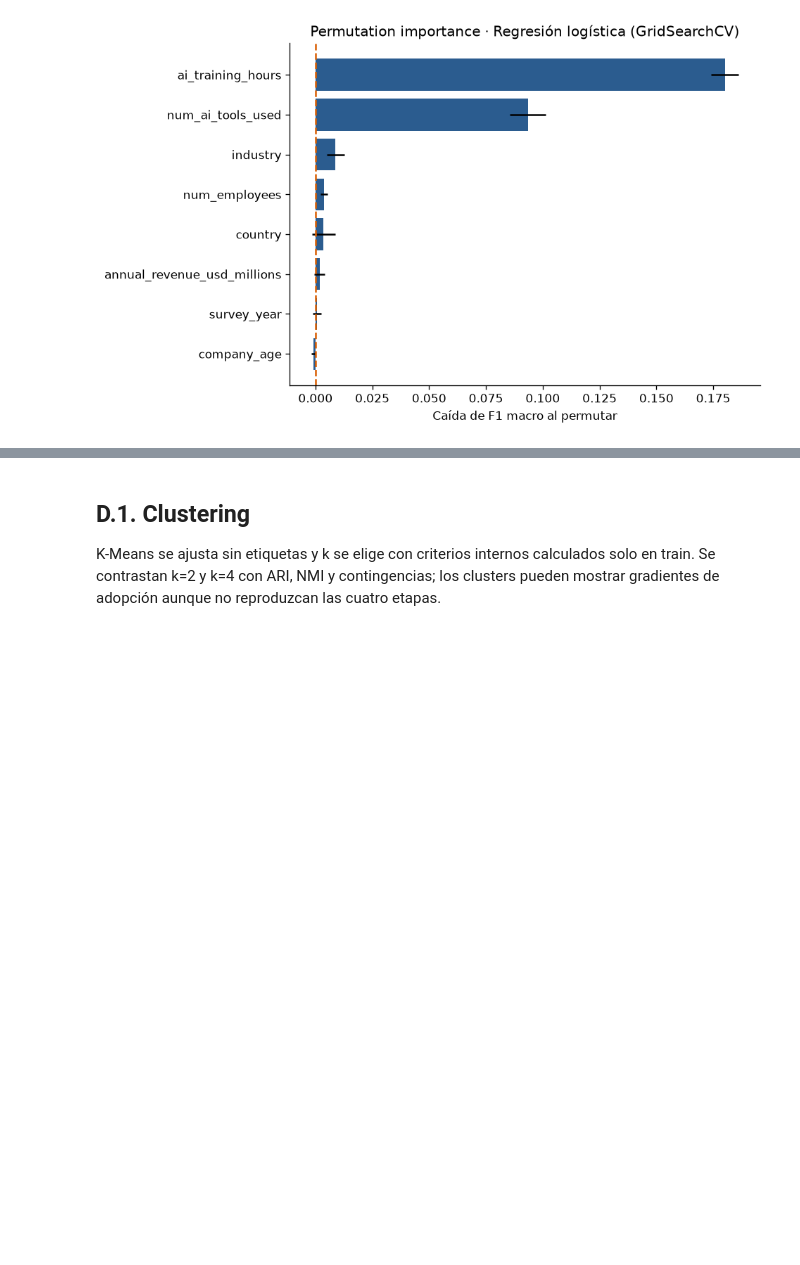
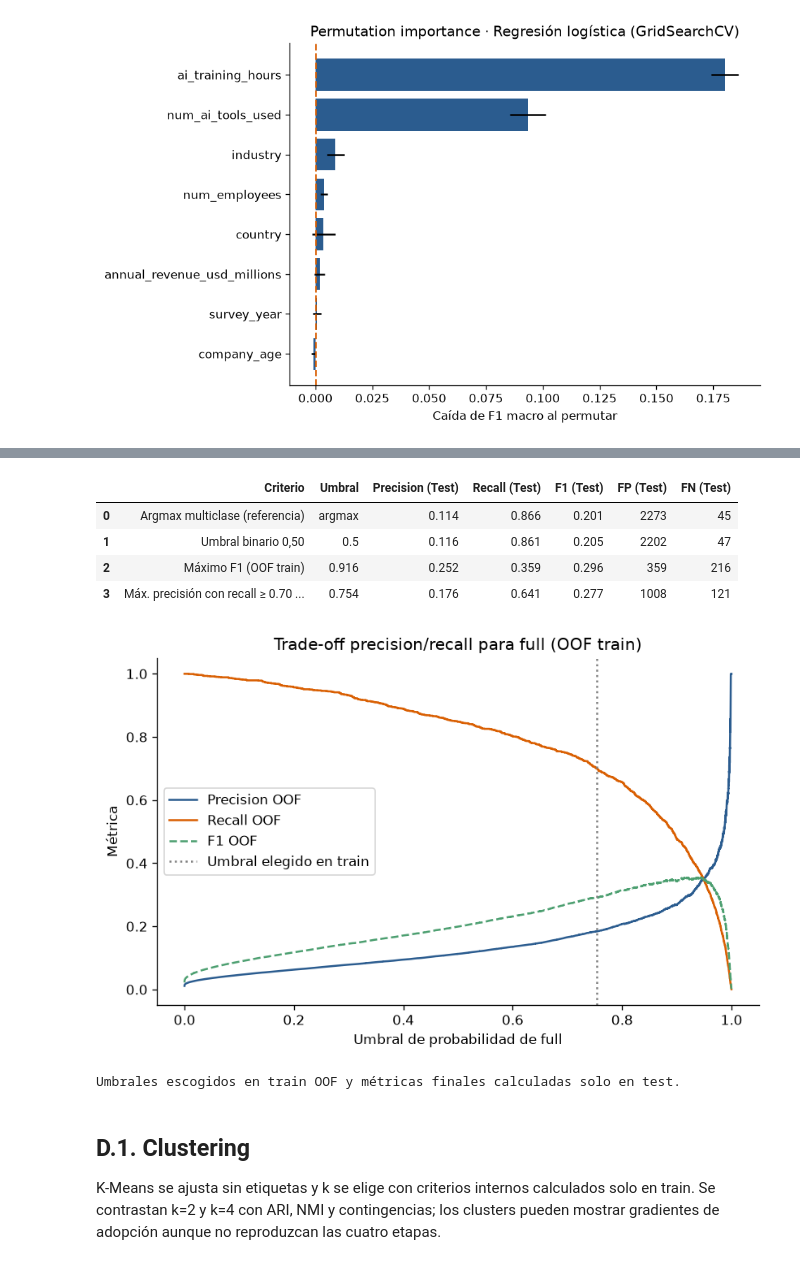
Before and after one commit to TaniaGorosito/aa-2026-entorno, a Jupyter notebook: proyecto_equipo/notebooks/07_clasificacion.ipynb, the cells around one changed output, grey strips where cells are left out. Saved outputs shown, nothing was run; the diff lists cells and outputs as text; code cells hidden in the pictures; blank space fills up the shorter version.

```diff
--- a/proyecto_equipo/notebooks/07_clasificacion.ipynb
+++ b/proyecto_equipo/notebooks/07_clasificacion.ipynb
@@ -436,3 +458,65 @@ plt.tight_layout(); plt.savefig(SALIDAS / "permutation_importance_tp3.png", dpi=
+# %%
+# Elegir el umbral para full con predicciones out-of-fold de train y evaluar en test intacto.
+RECALL_MINIMO = 0.70
+modelo_umbral = modelos_clasif[mejor_clasificador]
+clases_modelo = [str(c) for c in modelo_umbral.classes_]
+i_full = clases_modelo.index("full")
+proba_oof = cross_val_predict(
+    clone(modelo_umbral), X_train, y_train, cv=cv_splits,
+    method="predict_proba", n_jobs=1,
+)
+p_full_oof = proba_oof[:, i_full]
+y_full_train = (y_train.astype(str).to_numpy() == "full").astype(int)
+prec_oof, rec_oof, umbrales = precision_recall_curve(y_full_train, p_full_oof)
+prec_u, rec_u = prec_oof[:-1], rec_oof[:-1]
+f1_u = 2 * prec_u * rec_u / np.clip(prec_u + rec_u, 1e-12, None)
+i_f1 = int(np.argmax(f1_u))
+ok = rec_u >= RECALL_MINIMO
+i_dom = int(np.argmax(np.where(ok, prec_u, -1))) if ok.any() else i_f1
+
+p_full_test = modelo_umbral.predict_proba(X_test)[:, i_full]
+y_full_test = (y_test.astype(str).to_numpy() == "full").astype(int)
+filas_umbral = []
+# En clasificación multiclase el modelo usa argmax; eso no equivale al umbral binario p(full) >= 0,50.
+pred_argmax = (modelo_umbral.predict(X_test).astype(str) == "full").astype(int)
+tn, fp, fn, tp = confusion_matrix(y_full_test, pred_argmax, labels=[0, 1]).ravel()
+filas_umbral.append({"Criterio": "Argmax multiclase (referencia)", "Umbral": "argmax",
+    "Precision (Test)": round(tp / max(tp + fp, 1), 3),
+    "Recall (Test)": round(tp / max(tp + fn, 1), 3),
+    "F1 (Test)": round(f1_score(y_full_test, pred_argmax, zero_division=0), 3),
+    "FP (Test)": fp, "FN (Test)": fn})
+for nombre, umbral in [("Umbral binario 0,50", 0.50),
+                       ("Máximo F1 (OOF train)", umbrales[i_f1]),
+                       (f"Máx. precisión con recall ≥ {RECALL_MINIMO:.2f} (OOF train)", umbrales[i_dom])]:
+    pred = (p_full_test >= umbral).astype(int)
+    tn, fp, fn, tp = confusion_matrix(y_full_test, pred, labels=[0, 1]).ravel()
+    filas_umbral.append({"Criterio": nombre, "Umbral": round(float(umbral), 3),
+        "Precision (Test)": round(tp / max(tp + fp, 1), 3),
+        "Recall (Test)": round(tp / max(tp + fn, 1), 3),
+        "F1 (Test)": round(f1_score(y_full_test, pred, zero_division=0), 3),
+        "FP (Test)": fp, "FN (Test)": fn})
+tabla_umbral = pd.DataFrame(filas_umbral)
+display(tabla_umbral)
+tabla_umbral.to_csv(SALIDAS / "umbral_full_tp3.csv", index=False)
+
+fig, ax = plt.subplots(figsize=(7, 4.5))
+ax.plot(umbrales, prec_u, label="Precision OOF", color="#2b5c8f")
+ax.plot(umbrales, rec_u, label="Recall OOF", color="#d95f02")
+ax.plot(umbrales, f1_u, label="F1 OOF", color="#4c9f70", linestyle="--")
+ax.axvline(umbrales[i_dom], color="gray", linestyle=":", label="Umbral elegido en train")
+ax.set(xlabel="Umbral de probabilidad de full", ylabel="Métrica",
+       title="Trade-off precision/recall para full (OOF train)")
+ax.legend(); plt.tight_layout()
+plt.savefig(SALIDAS / "umbral_full_tp3.png", dpi=250, bbox_inches="tight"); plt.show()
+print("Umbrales escogidos en train OOF y métricas finales calculadas solo en test.")
+# %% [output]
+|  | Criterio | Umbral | Precision (Test) | Recall (Test) | F1 (Test) | FP (Test) | FN (Test) |
+| 0 | Argmax multiclase (referencia) | argmax | 0.114 | 0.866 | 0.201 | 2273 | 45 |
+| 1 | Umbral binario 0,50 | 0.5 | 0.116 | 0.861 | 0.205 | 2202 | 47 |
+| 2 | Máximo F1 (OOF train) | 0.916 | 0.252 | 0.359 | 0.296 | 359 | 216 |
+| 3 | Máx. precisión con recall ≥ 0.70 ... | 0.754 | 0.176 | 0.641 | 0.277 | 1008 | 121 |
+[figure, added]
+Umbrales escogidos en train OOF y métricas finales calculadas solo en test.
 # %% [markdown]
 ## D.1. Clustering
 
```
Also changed, not shown: parts of 3 cells of this notebook, 30 other files.
